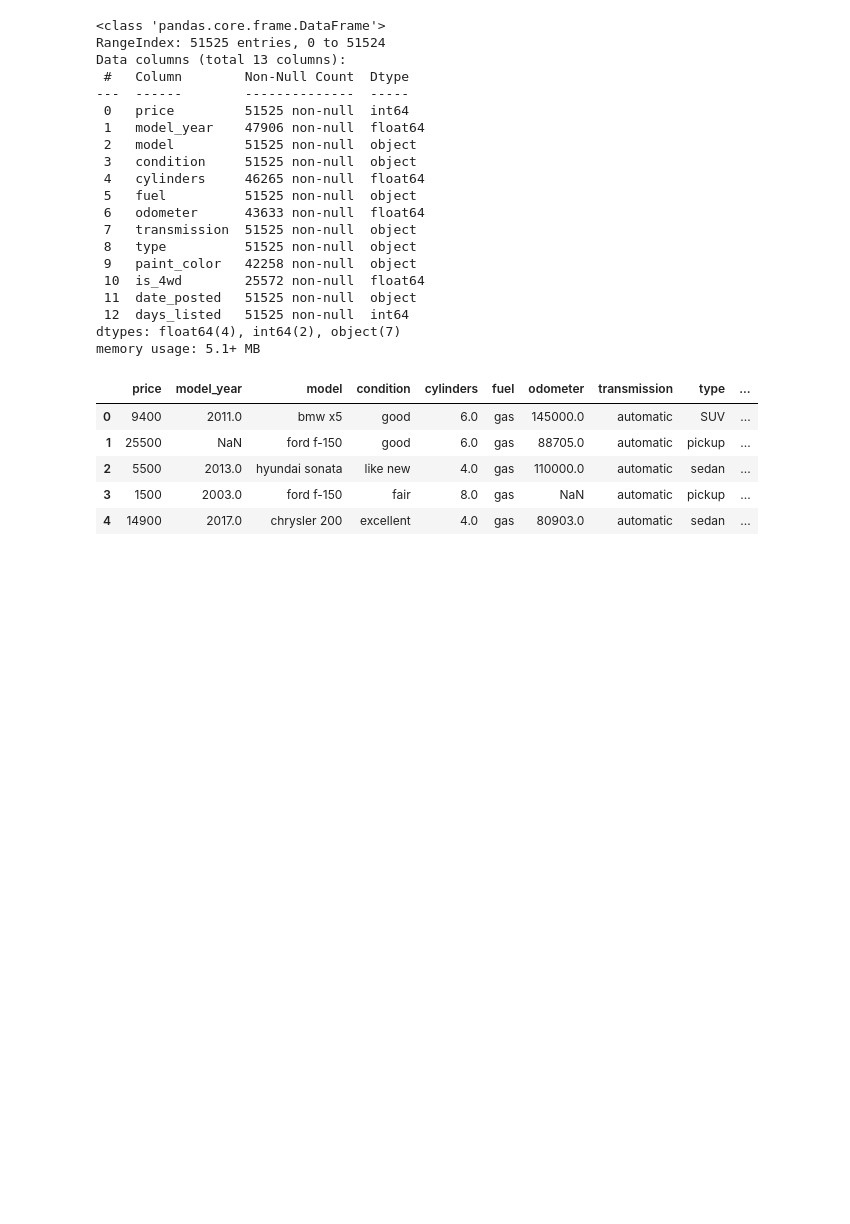
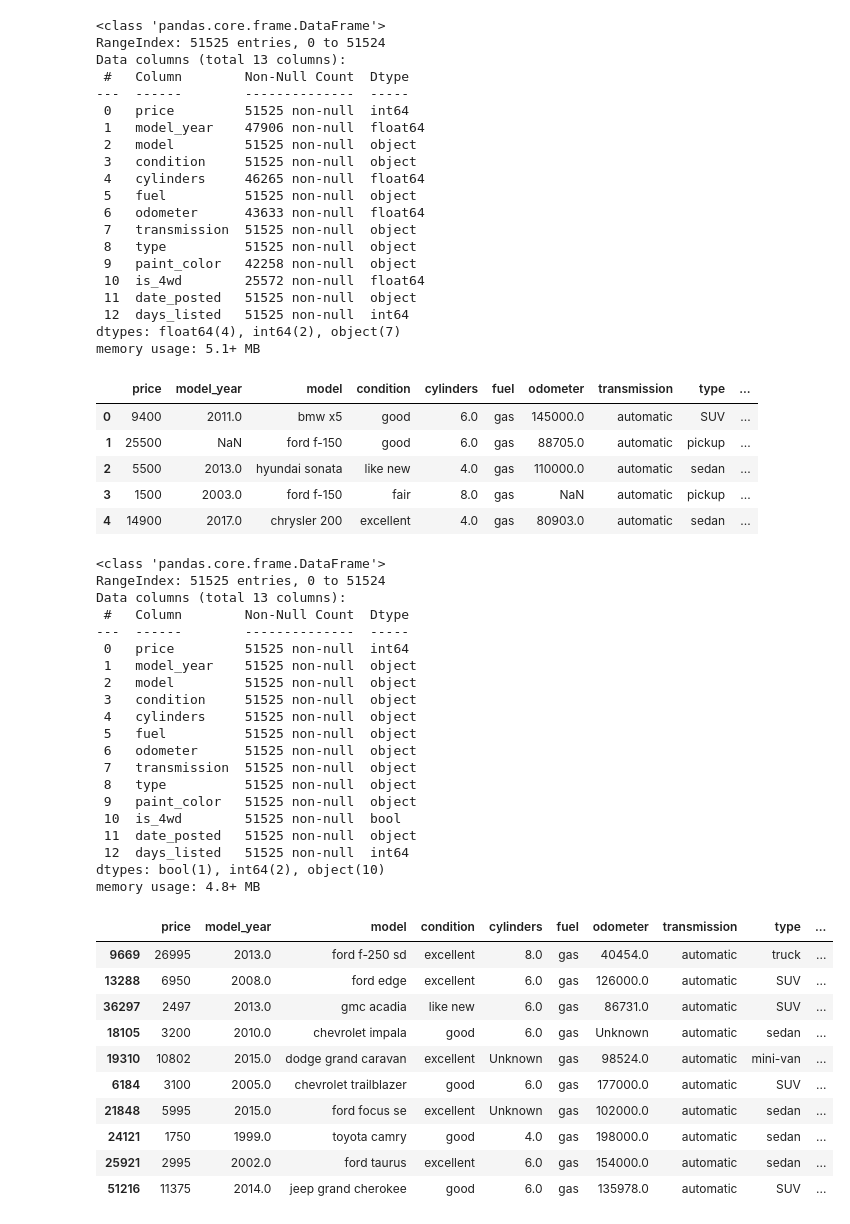
Before and after one commit to paul-london/Sprint-4-Project, a Jupyter notebook: Notebooks/EDA.ipynb, the cells around one changed output. Saved outputs shown, nothing was run; the diff lists cells and outputs as text; code cells hidden in the pictures; blank space fills up the shorter version.

```diff
--- a/Notebooks/EDA.ipynb
+++ b/Notebooks/EDA.ipynb
@@ -5,7 +5,7 @@ import streamlit as st
 import plotly.express as px
 # %%
 # Read CSV into dataframe
-data = pd.read_csv('C:/Users/palon/Documents/GitHub/Sprint-4-Project/vehicles_us.csv')
+data = pd.read_csv('../vehicles_us.csv')
 # %%
 # Exploratory data analysis
 data.info()
@@ -42,3 +40,55 @@ memory usage: 5.1+ MB
+# %%
+# There are 51525 rows of information, and some columns have missing values: model_year, cylinders, odometer, paint_color, and is_4wd
+# We should also consider converting model_year and cylinders to integer type, and is_4wd to bool type
+data['model_year'] = data['model_year'].fillna('Unknown')
+#data['model_year'] = data['model_year'].astype(int)
+
+# Electric cars have 0 cylinders, we can make that substitution prior to replacing missing values
+data.loc[data['fuel'] == 'electric', 'cylinders'] = 0.0
+data['cylinders'] = data['cylinders'].fillna('Unknown')
+#data['model_year'] = data['model_year'].astype(int)
+
+data['odometer'] = data['odometer'].fillna('Unknown')
+
+data['paint_color'] = data['paint_color'].fillna('Unknown')
+
+data['is_4wd'] = data['is_4wd'].fillna('Unknown')
+data['is_4wd'] = data['is_4wd'].astype(bool)
+
+data.info()
+data.sample(10)
+# %% [output]
+<class 'pandas.core.frame.DataFrame'>
+RangeIndex: 51525 entries, 0 to 51524
+Data columns (total 13 columns):
+ #   Column        Non-Null Count  Dtype
+---  ------        --------------  -----
+ 0   price         51525 non-null  int64
+ 1   model_year    51525 non-null  object
+ 2   model         51525 non-null  object
+ 3   condition     51525 non-null  object
+ 4   cylinders     51525 non-null  object
+ 5   fuel          51525 non-null  object
+ 6   odometer      51525 non-null  object
+ 7   transmission  51525 non-null  object
+ 8   type          51525 non-null  object
+ 9   paint_color   51525 non-null  object
+ 10  is_4wd        51525 non-null  bool
+ 11  date_posted   51525 non-null  object
+ 12  days_listed   51525 non-null  int64
+dtypes: bool(1), int64(2), object(10)
+memory usage: 4.8+ MB
+|  | price | model_year | model | condition | cylinders | fuel | odometer | transmission | type | ... |
+| 9669 | 26995 | 2013.0 | ford f-250 sd | excellent | 8.0 | gas | 40454.0 | automatic | truck | ... |
+| 13288 | 6950 | 2008.0 | ford edge | excellent | 6.0 | gas | 126000.0 | automatic | SUV | ... |
+| 36297 | 2497 | 2013.0 | gmc acadia | like new | 6.0 | gas | 86731.0 | automatic | SUV | ... |
+| 18105 | 3200 | 2010.0 | chevrolet impala | good | 6.0 | gas | Unknown | automatic | sedan | ... |
+| 19310 | 10802 | 2015.0 | dodge grand caravan | excellent | Unknown | gas | 98524.0 | automatic | mini-van | ... |
+| 6184 | 3100 | 2005.0 | chevrolet trailblazer | good | 6.0 | gas | 177000.0 | automatic | SUV | ... |
+| 21848 | 5995 | 2015.0 | ford focus se | excellent | Unknown | gas | 102000.0 | automatic | sedan | ... |
+| 24121 | 1750 | 1999.0 | toyota camry | good | 4.0 | gas | 198000.0 | automatic | sedan | ... |
+| 25921 | 2995 | 2002.0 | ford taurus | excellent | 6.0 | gas | 154000.0 | automatic | sedan | ... |
+| 51216 | 11375 | 2014.0 | jeep grand cherokee | good | 6.0 | gas | 135978.0 | automatic | SUV | ... |
 # %%
 # Histogram of Model Years of the cars
 hist = px.histogram(data, x='model_year', title='Model Year Frequency', nbins=100, labels={'x':'Model Year', 'y':'Count'})
```
Also changed, not shown: parts of 3 cells of this notebook, 1 other file.
